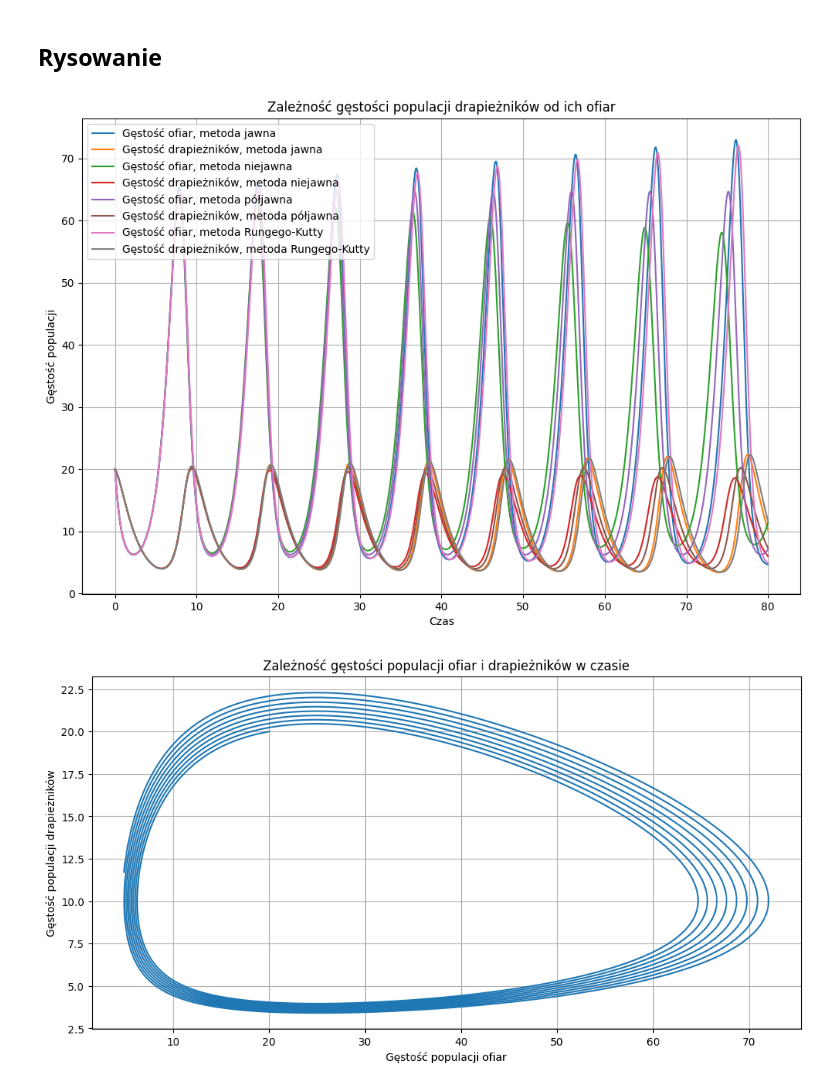
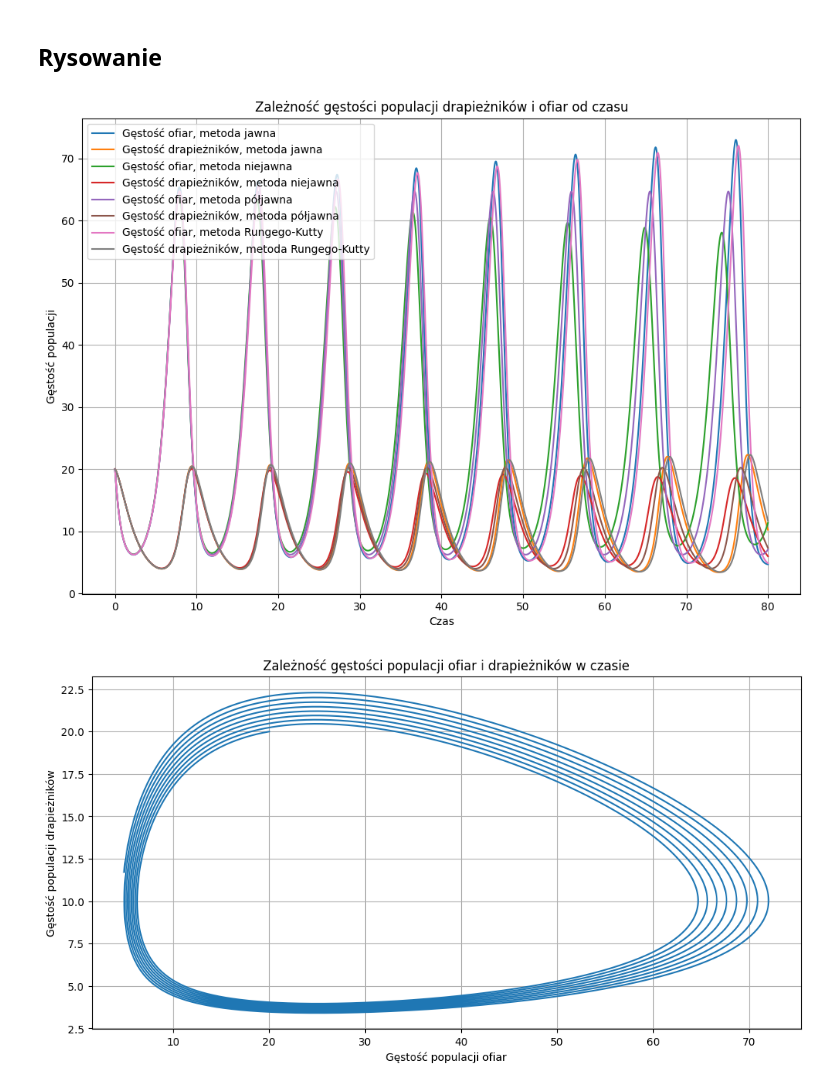
Before and after one commit to memecat5/MOWNIT, a Jupyter notebook: lab10/lab10.ipynb, the cells around one changed output. Drawn from its saved outputs; the diff is of its cells as text; code cells hidden in the pictures.

Commit message:
finish lab10, possibly last graph to fix

```diff
--- a/lab10/lab10.ipynb
+++ b/lab10/lab10.ipynb
@@ -84,47 +84,52 @@ for i in range(1, N):
 # %% [markdown]
 ## Metoda Rungego-Kutty 4 rzędu
 # %%
-RK4_x = np.empty(N)
-RK4_y = np.empty(N)
-RK4_x[0] = X0
-RK4_y[0] = Y0
+def RK4(x0, y0, n, alpha1, alpha2, beta1, beta2):
+    RK4_x = np.empty(n, dtype=np.double)
+    RK4_y = np.empty(n, dtype=np.double)
+    RK4_x[0] = x0
+    RK4_y[0] = y0
 
-for i in range(1, N):
-    x_n, y_n = RK4_x[i-1], RK4_y[i-1]
+    for i in range(1, n):
+        x_n, y_n = RK4_x[i-1], RK4_y[i-1]
 
-    xk1 = x_n * (alpha1 - beta1 * y_n)
-    xk2 = (x_n + h*xk1/2) * (alpha1 - beta1 * (y_n + h*xk1/2))
-    xk3 = (x_n + h*xk2/2) * (alpha1 - beta1 * (y_n + h*xk2/2))
-    xk4 = (x_n + h*xk3) * (alpha1 - beta1 * (y_n + h*xk3))
+        xk1 = x_n * (alpha1 - beta1 * y_n)
+        xk2 = (x_n + h*xk1/2) * (alpha1 - beta1 * (y_n + h*xk1/2))
+        xk3 = (x_n + h*xk2/2) * (alpha1 - beta1 * (y_n + h*xk2/2))
+        xk4 = (x_n + h*xk3) * (alpha1 - beta1 * (y_n + h*xk3))
 
-    yk1 = y_n * (-alpha2 + beta2 * x_n)
-    yk2 = (y_n + h*yk1/2) * (-alpha2 + beta2 * (x_n + h*yk1/2))
-    yk3 = (y_n + h*yk2/2) * (-alpha2 + beta2 * (x_n + h*yk2/2))
-    yk4 = (y_n + h*yk3) * (-alpha2 + beta2 * (x_n + h*yk3))
+        yk1 = y_n * (-alpha2 + beta2 * x_n)
+        yk2 = (y_n + h*yk1/2) * (-alpha2 + beta2 * (x_n + h*yk1/2))
+        yk3 = (y_n + h*yk2/2) * (-alpha2 + beta2 * (x_n + h*yk2/2))
+        yk4 = (y_n + h*yk3) * (-alpha2 + beta2 * (x_n + h*yk3))
 
-    RK4_x[i] = x_n + h/6 * (xk1 + 2*xk2 + 2*xk3 + xk4)
-    RK4_y[i] = y_n + h/6 * (yk1 + 2*yk2 + 2*yk3 + yk4)
+        RK4_x[i] = x_n + h/6 * (xk1 + 2*xk2 + 2*xk3 + xk4)
+        RK4_y[i] = y_n + h/6 * (yk1 + 2*yk2 + 2*yk3 + yk4)
+
+    return RK4_x, RK4_y
+
+RK4_x, RK4_y = RK4(X0, Y0, N, alpha1, alpha2, beta1, beta2)
 # %% [markdown]
 ## Rysowanie
 # %%
 xs = np.arange(START, END, h)
 plt.figure(figsize=(12, 8))
 plt.plot(xs, explicit_x, label="Gęstość ofiar, metoda jawna")
 plt.plot(xs, explicit_y, label="Gęstość drapieżników, metoda jawna")
 plt.plot(xs, implicit_x, label="Gęstość ofiar, metoda niejawna")
 plt.plot(xs, implicit_y, label="Gęstość drapieżników, metoda niejawna")
 plt.plot(xs, semi_implicit_x, label="Gęstość ofiar, metoda półjawna")
 plt.plot(xs, semi_implicit_y, label="Gęstość drapieżników, metoda półjawna")
 plt.plot(xs, RK4_x, label="Gęstość ofiar, metoda Rungego-Kutty")
 plt.plot(xs, RK4_y, label="Gęstość drapieżników, metoda Rungego-Kutty")
 plt.legend()
 plt.grid()
 plt.xlabel("Czas")
 plt.ylabel("Gęstość populacji")
-plt.title("Zależność gęstości populacji drapieżników od ich ofiar")
+plt.title("Zależność gęstości populacji drapieżników i ofiar od czasu")
 plt.show()
 # %% [output]
-[figure, old version]
+[figure, new version]
 # %%
 plt.figure(figsize=(12, 6))
 plt.plot(RK4_x, RK4_y)
```
Also changed, not shown: parts of 5 cells of this notebook.
